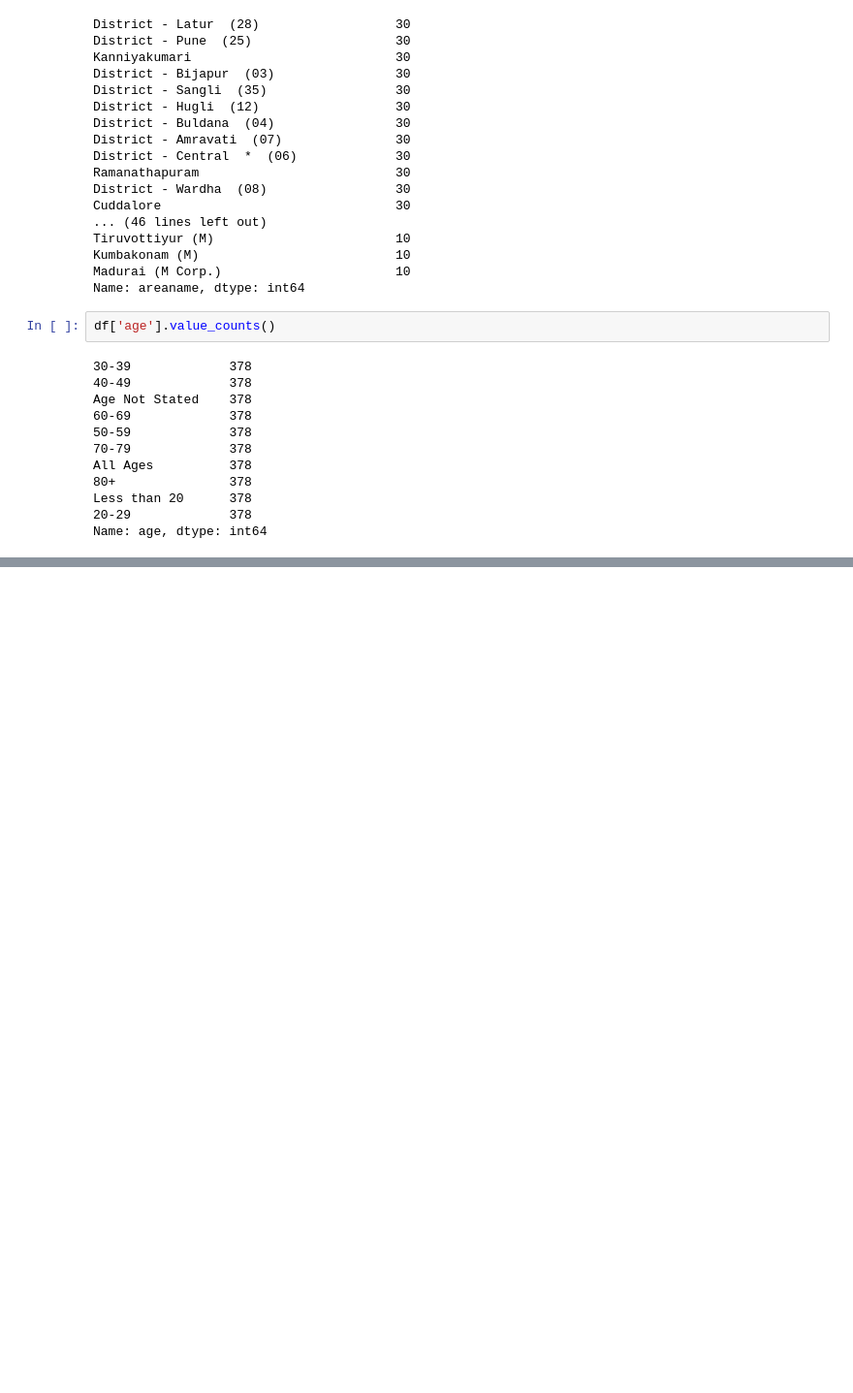
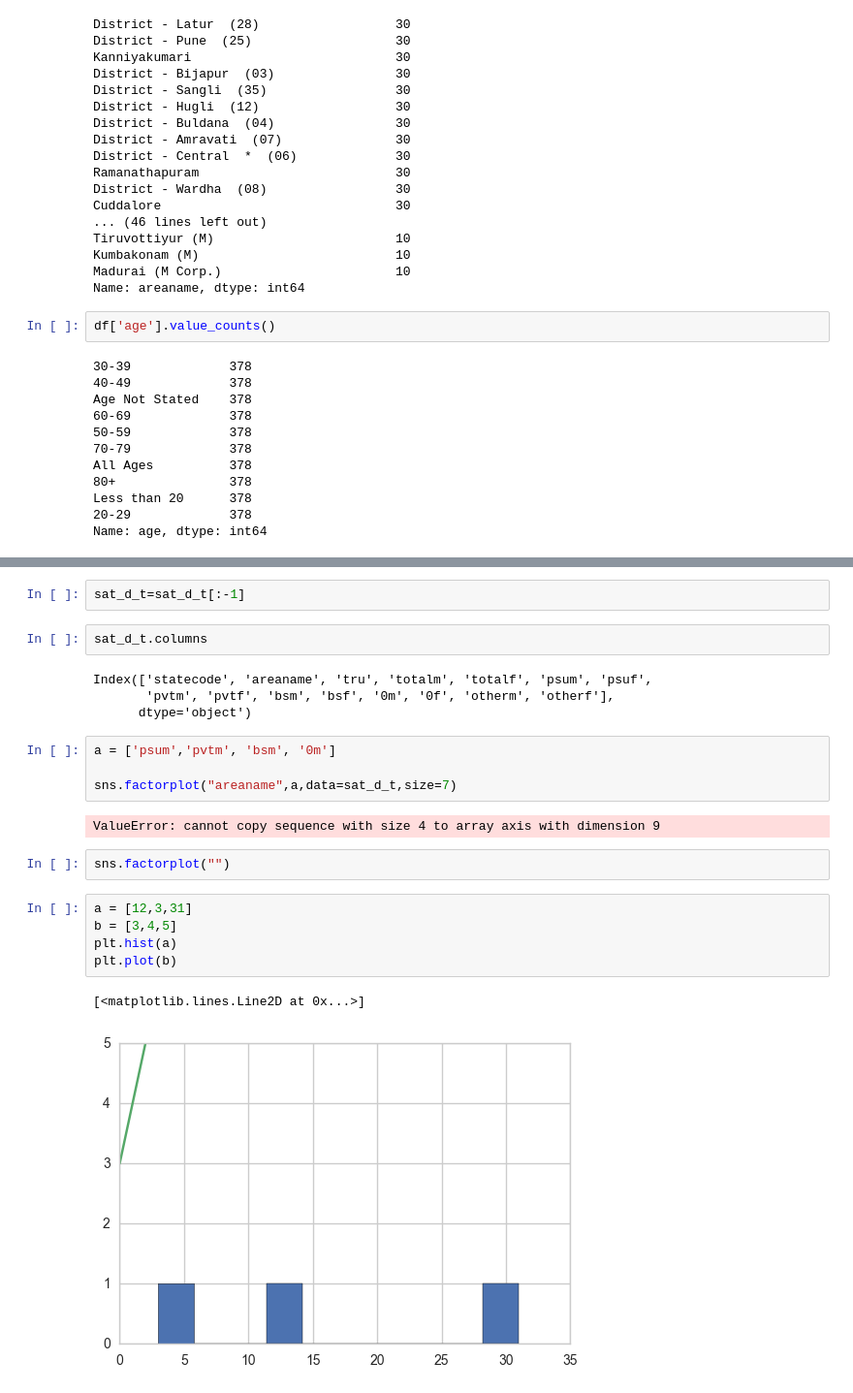
Before and after one commit to architumrao11/Alankan-Data-Set, a Jupyter notebook: Alankan Case Study.ipynb, the cells around one changed output, grey strips where cells are left out. Shown at 97% size. Drawn from its saved outputs; the diff is of its cells as text; blank space fills up the shorter version.

```diff
--- a/Alankan Case Study.ipynb
+++ b/Alankan Case Study.ipynb
@@ -410,0 +574,24 @@ total_df.shape
+# %%
+sat_d_t=sat_d_t[:-1]
+# %%
+sat_d_t.columns
+# %% [output]
+Index(['statecode', 'areaname', 'tru', 'totalm', 'totalf', 'psum', 'psuf',
+       'pvtm', 'pvtf', 'bsm', 'bsf', '0m', '0f', 'otherm', 'otherf'],
+      dtype='object')
+# %%
+a = ['psum','pvtm', 'bsm', '0m']
+
+sns.factorplot("areaname",a,data=sat_d_t,size=7)
+# %% [output]
+ValueError: cannot copy sequence with size 4 to array axis with dimension 9
+# %%
+sns.factorplot("")
+# %%
+a = [12,3,31]
+b = [3,4,5]
+plt.hist(a)
+plt.plot(b)
+# %% [output]
+[<matplotlib.lines.Line2D at 0x...>]
+[figure, added]
```
Also changed, not shown: parts of 24 cells of this notebook.
